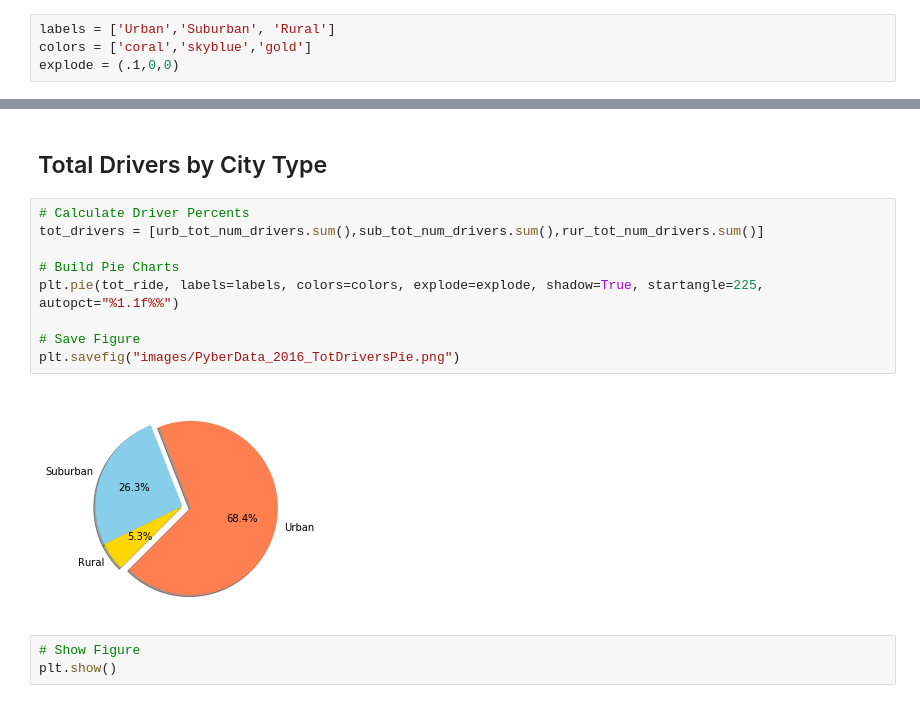
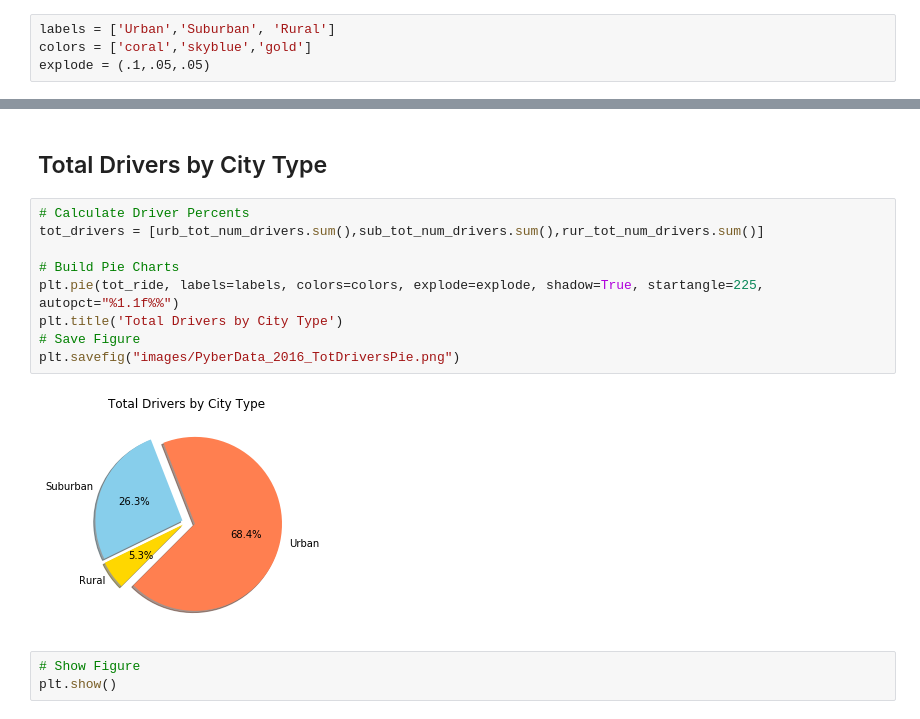
Before and after one commit to swbrummund/HW.05_Pyber, a Jupyter notebook: Pyber/pyber.ipynb, the cells around one changed output, grey strips where cells are left out. Cells and saved outputs as stored; diff of their text form.

```diff
--- a/Pyber/pyber.ipynb
+++ b/Pyber/pyber.ipynb
@@ -85,7 +86,7 @@ plt.show()
 # %%
 labels = ['Urban','Suburban', 'Rural']
 colors = ['coral','skyblue','gold']
-explode = (.1,0,0)
+explode = (.1,.05,.05)
 # %%
 # Calculate Type Percents
 tot_fare = [urb_tot_fare.sum(),sub_tot_fare.sum(),rur_tot_fare.sum()]
@@ -121,14 +123,14 @@ plt.show()
 # %%
 # Calculate Driver Percents
 tot_drivers = [urb_tot_num_drivers.sum(),sub_tot_num_drivers.sum(),rur_tot_num_drivers.sum()]
 
 # Build Pie Charts
 plt.pie(tot_ride, labels=labels, colors=colors, explode=explode, shadow=True, startangle=225, autopct="%1.1f%%")
-
+plt.title('Total Drivers by City Type')
 # Save Figure
 plt.savefig("images/PyberData_2016_TotDriversPie.png")
 # %% [output]
-[figure, old version]
+[figure, new version]
 # %%
 # Show Figure
 plt.show()
```
Also changed, not shown: parts of 3 cells of this notebook, 5 other files.
